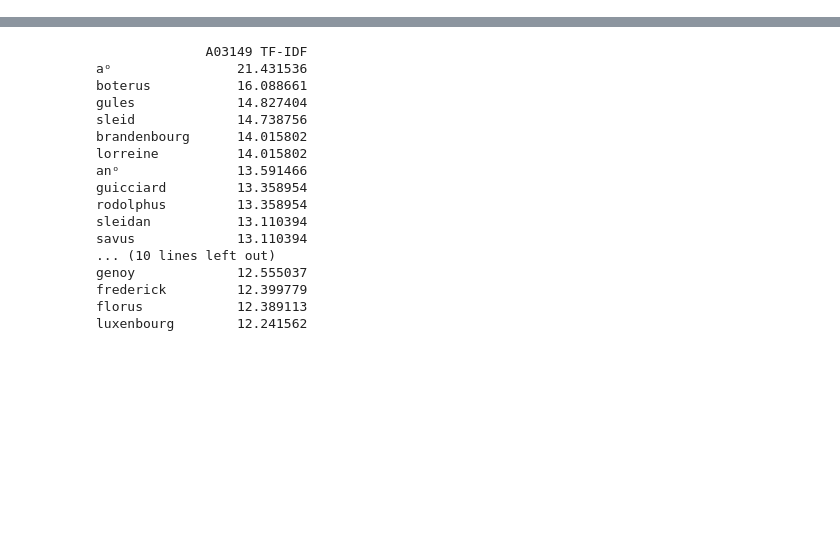
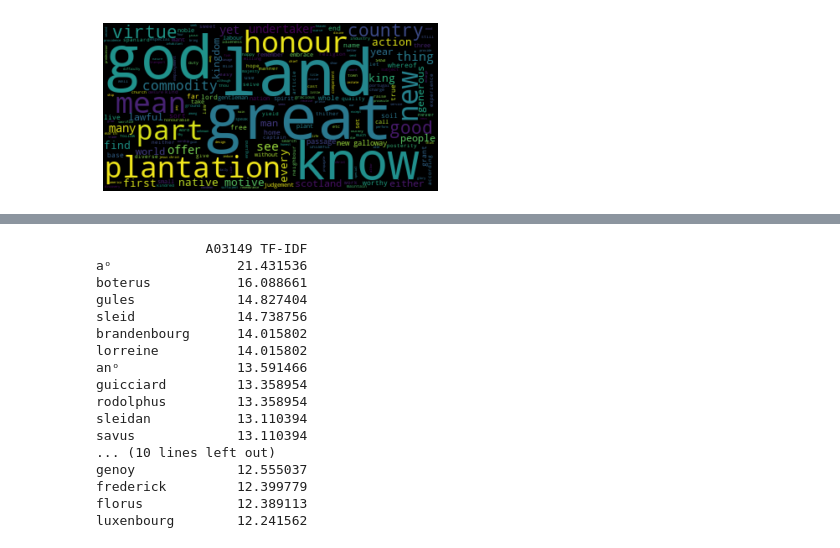
Before and after one commit to amycweng/ECBC-Data-2022, a Jupyter notebook: vocab.ipynb, the cells around one changed output, grey strips where cells are left out. Cells and saved outputs as stored; diff of their text form; code cells hidden in the pictures; blank space fills up the shorter version.

```diff
--- a/vocab.ipynb
+++ b/vocab.ipynb
@@ -45,0 +45,21 @@ df = pd.DataFrame(wordcounts, index=[name for name in textnames]).fillna(0)
+# %%
+#term frequency & word clouds through wordcloud library processing
+
+#fileTF = input("Input the TCP ID of the file here:")
+fileTF = "A01932"
+textstring = ' '.join(tokenized[textnames.index(fileTF)]).lower()
+#textlist = tokenized[textnames.index(fileTF)]
+
+wordcloud = WordCloud(stopwords=STOPWORDS, collocations=True).generate(textstring)
+plt.imshow(wordcloud, interpolation='bilinear')
+plt.axis('off')
+plt.show()
+
+textdict = wordcloud.process_text()
+wordfreq={k: v for k, v in sorted(textdict.items(),reverse=True, key=lambda item: item[1])}
+relfrequ=wordcloud.words_
+
+print(list(wordfreq.items())[:10])
+print(list(relfreq.items())[:10])
+# %% [output]
+[figure, added]
```
Also changed, not shown: parts of 3 cells of this notebook.
